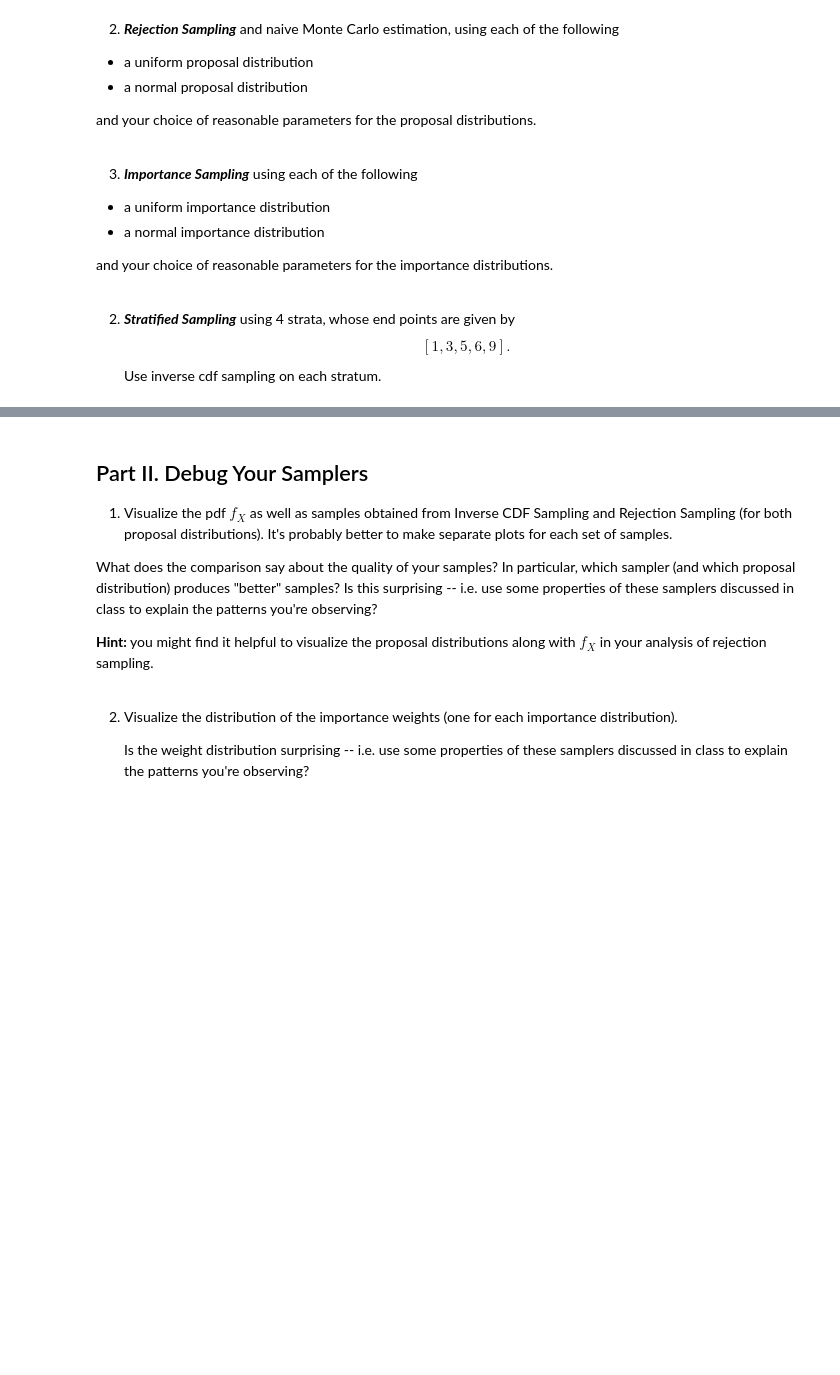
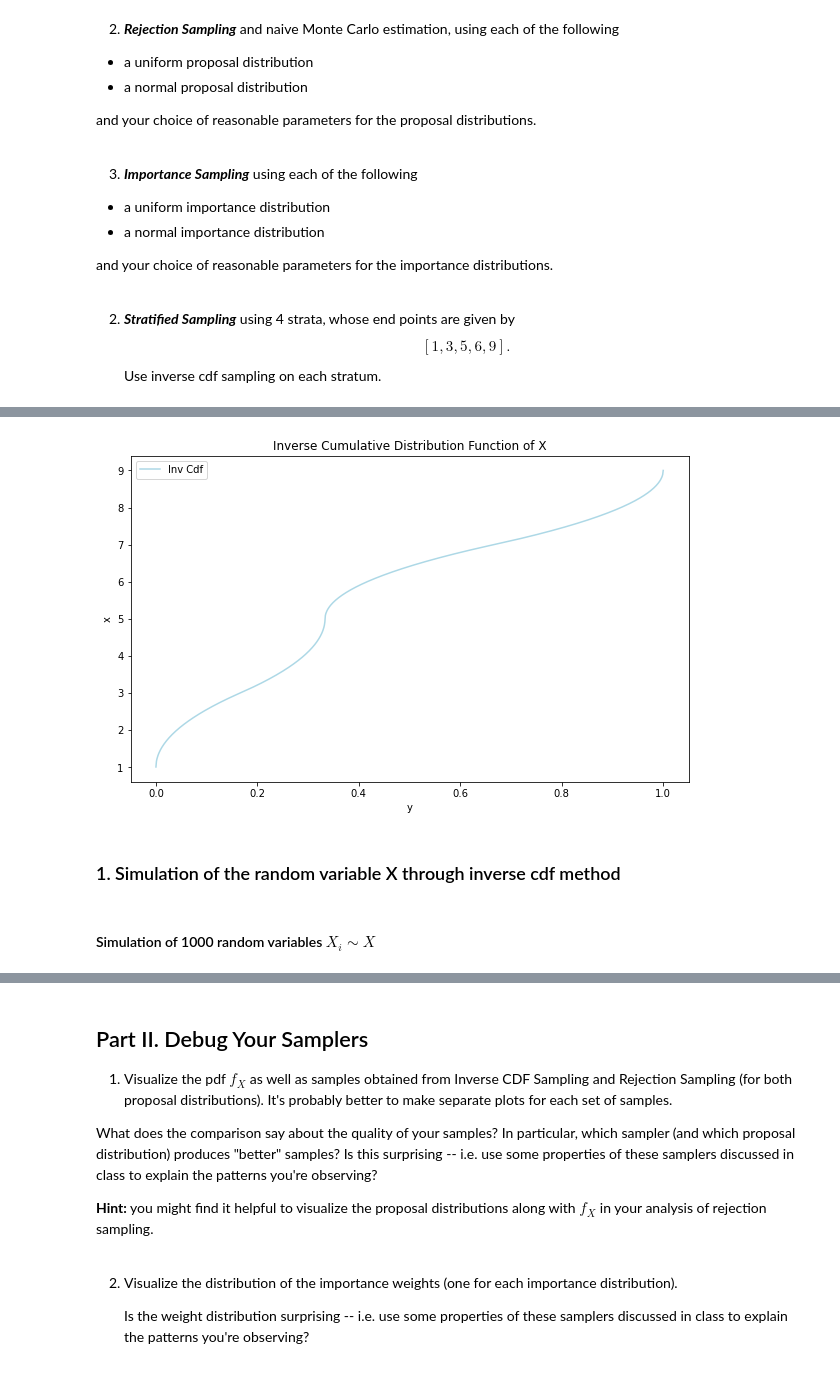
Before and after one commit to DavidAssaraf106/AM207, a Jupyter notebook: homework/HW3/AM207_HW3.ipynb, the cells around one changed output, grey strips where cells are left out. Drawn from its saved outputs; the diff is of its cells as text; code cells hidden in the pictures; blank space fills up the shorter version.

```diff
--- a/homework/HW3/AM207_HW3.ipynb
+++ b/homework/HW3/AM207_HW3.ipynb
@@ -80,0 +146,13 @@ Use inverse cdf sampling on each stratum.
+# %%
+x = np.linspace(0, 1, 1001)
+x1, x2, x3, x4 = x[:166], x[166:334], x[334:667], x[667:]
+cdf_inv = np.concatenate((1+2*np.sqrt(6*x1), 5-2*np.sqrt(2*(1-3*x2)), 5+2*np.sqrt(3*x3-1), 9-2*np.sqrt(3*(1-x4))), axis = 0)
+plt.figure(figsize = (10, 6))
+plt.plot(x, cdf_inv, color='lightblue', label = 'Inv Cdf')
+plt.title('Inverse Cumulative Distribution Function of X')
+plt.xlabel('y')
+plt.ylabel('x')
+plt.legend(loc='best')
+plt.show()
+# %% [output]
+[figure, added]
@@ -80,0 +198,4 @@ Use inverse cdf sampling on each stratum.
+# %% [markdown]
+### 1. Simulation of the random variable X through inverse cdf method
+# %% [markdown]
+#### Simulation of 1000 random variables $X_i \sim X$
```
Also changed, not shown: parts of 97 cells of this notebook.
